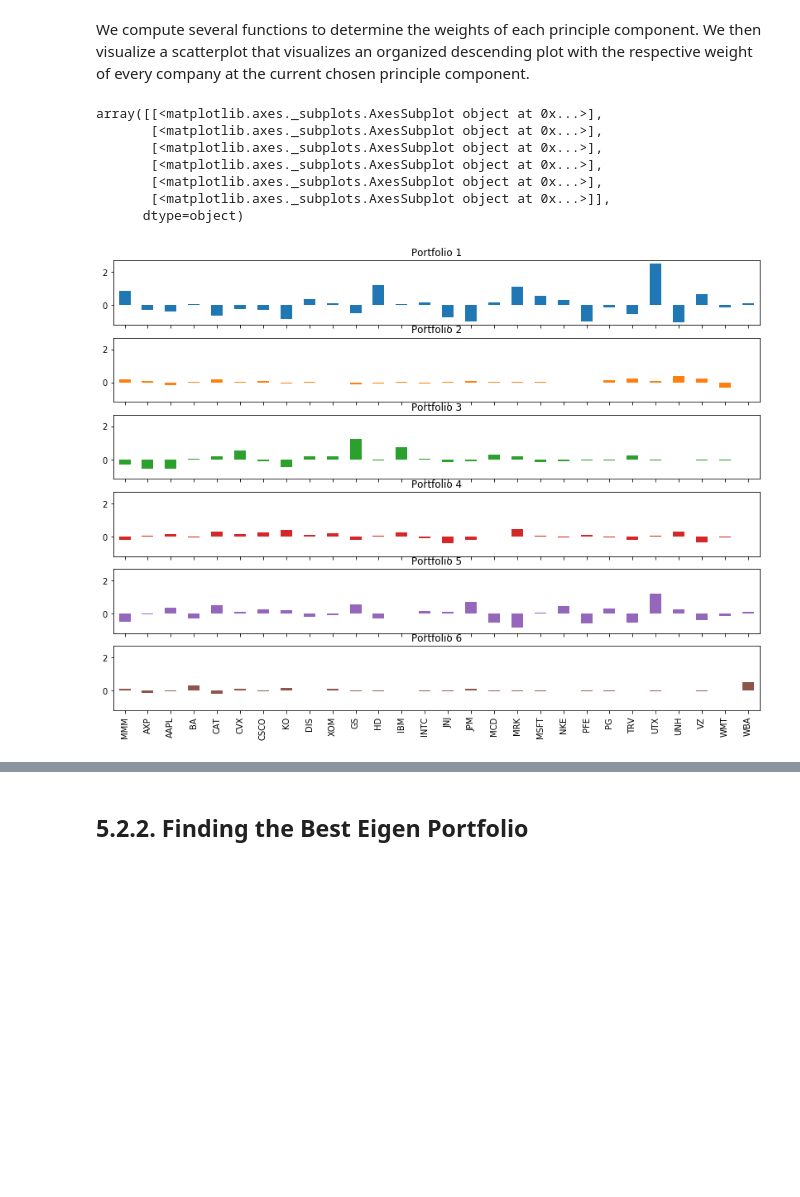
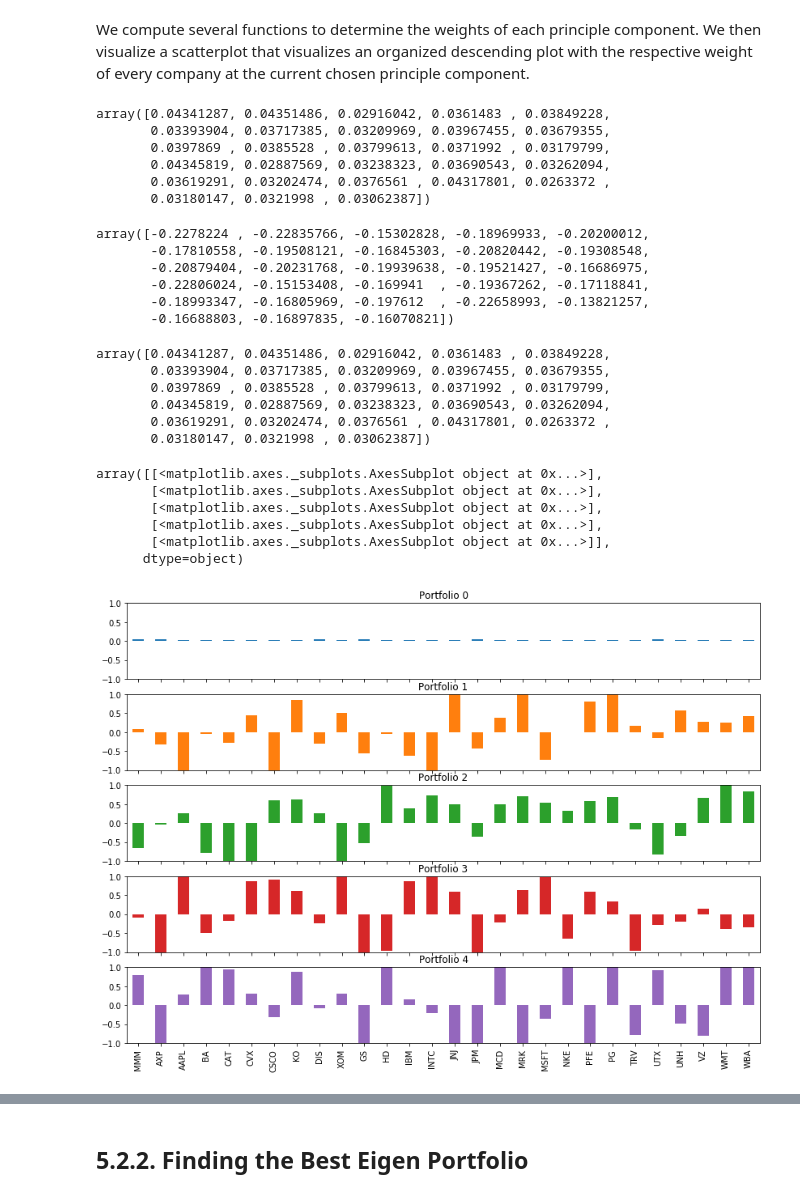
Before and after one commit to tatsath/fin-ml, a Jupyter notebook: Chapter 7 - Unsup. Learning - Dimensionality Reduction/CaseStudy1 - Portfolio Management - Eigen Portfolio/PortfolioManagementEigen Portfolio.ipynb, the cells around one changed output, grey strips where cells are left out. Saved outputs shown, nothing was run; the diff lists cells and outputs as text; code cells hidden in the pictures; blank space fills up the shorter version.

```diff
--- a/Chapter 7 - Unsup. Learning - Dimensionality Reduction/CaseStudy1 - Portfolio Management - Eigen Portfolio/PortfolioManagementEigen Portfolio.ipynb
+++ b/Chapter 7 - Unsup. Learning - Dimensionality Reduction/CaseStudy1 - Portfolio Management - Eigen Portfolio/PortfolioManagementEigen Portfolio.ipynb
@@ -218,6 +200,9 @@ Computing Daily Return
 
 # Daily Linear Returns (%)
 datareturns = dataset.pct_change(1)
+
+#Remove Outliers beyong 3 standard deviation
+datareturns= datareturns[datareturns.apply(lambda x :(x-x.mean()).abs()<(3*x.std()) ).all(1)]
 # %% [markdown]
 <a id='3.2'></a>
 ## 4.2. Data Transformation
@@ -279,3 +263,3 @@ As the next step We create a function to compute Principle Component Analysis fr
 # %%
 pca = PCA()
-PrincipalComponent=pca.fit_transform(X_train)
+PrincipalComponent=pca.fit(X_train)
@@ -339,21 +329,46 @@ def PCWeights():
+# %%
+weights[0]
+# %% [output]
+array([0.04341287, 0.04351486, 0.02916042, 0.0361483 , 0.03849228,
+       0.03393904, 0.03717385, 0.03209969, 0.03967455, 0.03679355,
+       0.0397869 , 0.0385528 , 0.03799613, 0.0371992 , 0.03179799,
+       0.04345819, 0.02887569, 0.03238323, 0.03690543, 0.03262094,
+       0.03619291, 0.03202474, 0.0376561 , 0.04317801, 0.0263372 ,
+       0.03180147, 0.0321998 , 0.03062387])
+# %%
+pca.components_[0]
+# %% [output]
+array([-0.2278224 , -0.22835766, -0.15302828, -0.18969933, -0.20200012,
+       -0.17810558, -0.19508121, -0.16845303, -0.20820442, -0.19308548,
+       -0.20879404, -0.20231768, -0.19939638, -0.19521427, -0.16686975,
+       -0.22806024, -0.15153408, -0.169941  , -0.19367262, -0.17118841,
+       -0.18993347, -0.16805969, -0.197612  , -0.22658993, -0.13821257,
+       -0.16688803, -0.16897835, -0.16070821])
+# %%
+weights[0]
+# %% [output]
+array([0.04341287, 0.04351486, 0.02916042, 0.0361483 , 0.03849228,
+       0.03393904, 0.03717385, 0.03209969, 0.03967455, 0.03679355,
+       0.0397869 , 0.0385528 , 0.03799613, 0.0371992 , 0.03179799,
+       0.04345819, 0.02887569, 0.03238323, 0.03690543, 0.03262094,
+       0.03619291, 0.03202474, 0.0376561 , 0.04317801, 0.0263372 ,
+       0.03180147, 0.0321998 , 0.03062387])
 # %%
-weights = PCWeights()
-NumComponents=6
+NumComponents=5
 
-topPortfolios = pd.DataFrame(weights[:NumComponents], columns=dataset.columns)
+topPortfolios = pd.DataFrame(pca.components_[:NumComponents], columns=dataset.columns)
 eigen_portfolios = topPortfolios.div(topPortfolios.sum(1), axis=0)
-eigen_portfolios.index = [f'Portfolio {i}' for i in range(1, NumComponents+1)]
+eigen_portfolios.index = [f'Portfolio {i}' for i in range(0, NumComponents)]
 np.sqrt(pca.explained_variance_)
-eigen_portfolios.T.plot.bar(subplots=True, layout=(int(NumComponents),1), figsize=(14,10), legend=False, sharey=True)
+eigen_portfolios.T.plot.bar(subplots=True, layout=(int(NumComponents),1), figsize=(14,10), legend=False, sharey=True, ylim= (-1,1))
 # %% [output]
 array([[<matplotlib.axes._subplots.AxesSubplot object at 0x...>],
-       [<matplotlib.axes._subplots.AxesSubplot object at 0x...>],
        [<matplotlib.axes._subplots.AxesSubplot object at 0x...>],
        [<matplotlib.axes._subplots.AxesSubplot object at 0x...>],
        [<matplotlib.axes._subplots.AxesSubplot object at 0x...>],
        [<matplotlib.axes._subplots.AxesSubplot object at 0x...>]],
       dtype=object)
-[figure, old version]
+[figure, new version]
 # %%
 # plotting heatmap
 sns.heatmap(topPortfolios)
```
Also changed, not shown: parts of 30 cells of this notebook, 6 other files.
